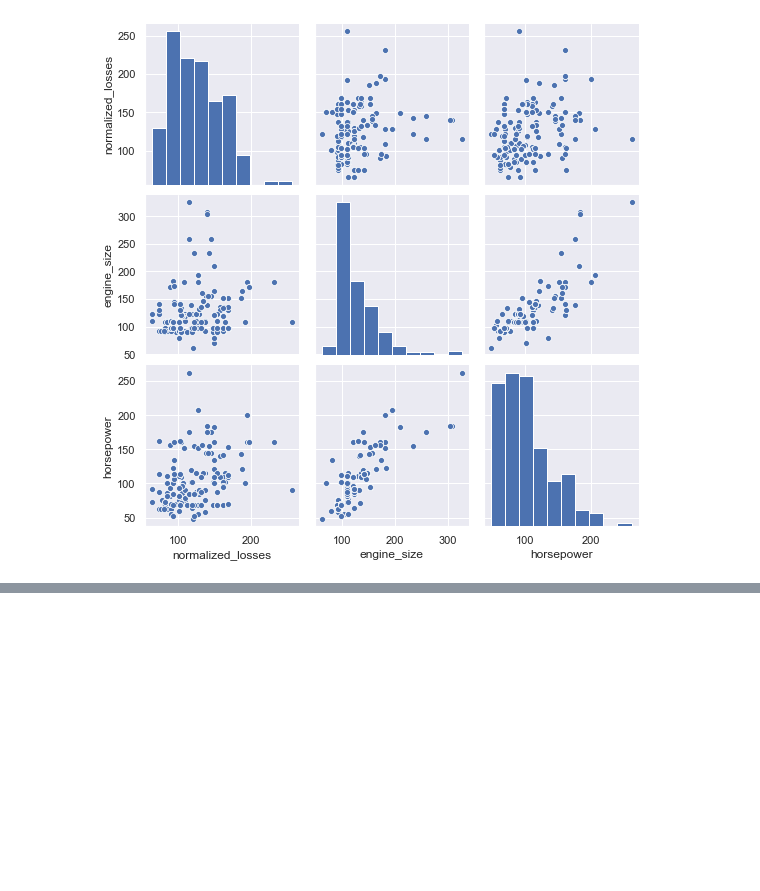
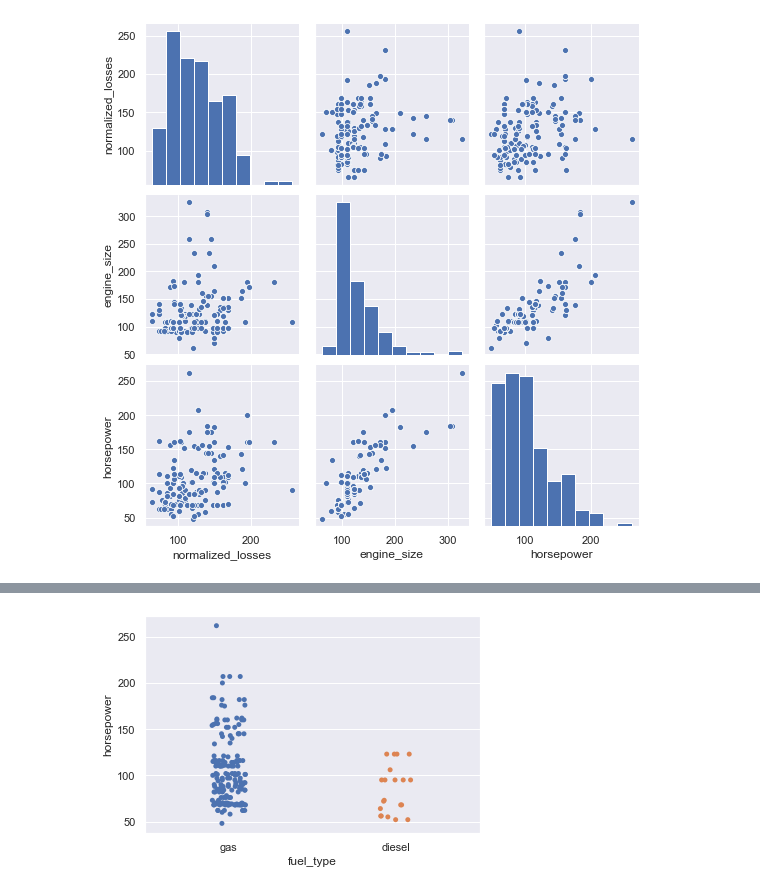
Before and after one commit to pcopley/uta-aiml, a Jupyter notebook: 02 Python Visualization/Visualizations.ipynb, the cells around one changed output, grey strips where cells are left out. Drawn from its saved outputs; the diff is of its cells as text; code cells hidden in the pictures; blank space fills up the shorter version.

Commit message:
Plotting categorical variables

```diff
--- a/02 Python Visualization/Visualizations.ipynb
+++ b/02 Python Visualization/Visualizations.ipynb
@@ -62,0 +66,4 @@ sns.pairplot(auto[['normalized_losses', 'engine_size', 'horsepower']]);
+# %%
+sns.stripplot(auto['fuel_type'], auto['horsepower']);
+# %% [output]
+[figure, added]
```
Also changed, not shown: parts of 25 cells of this notebook.
